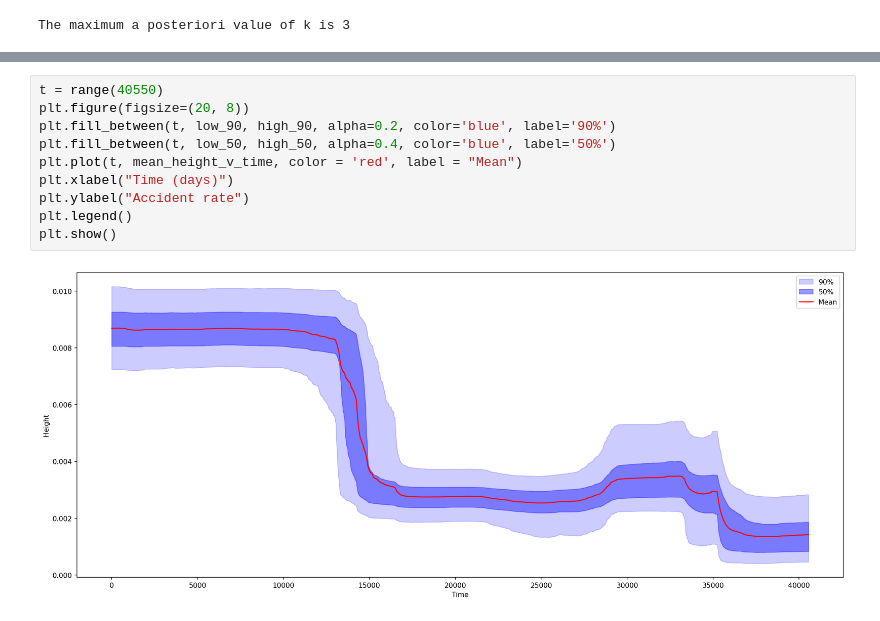
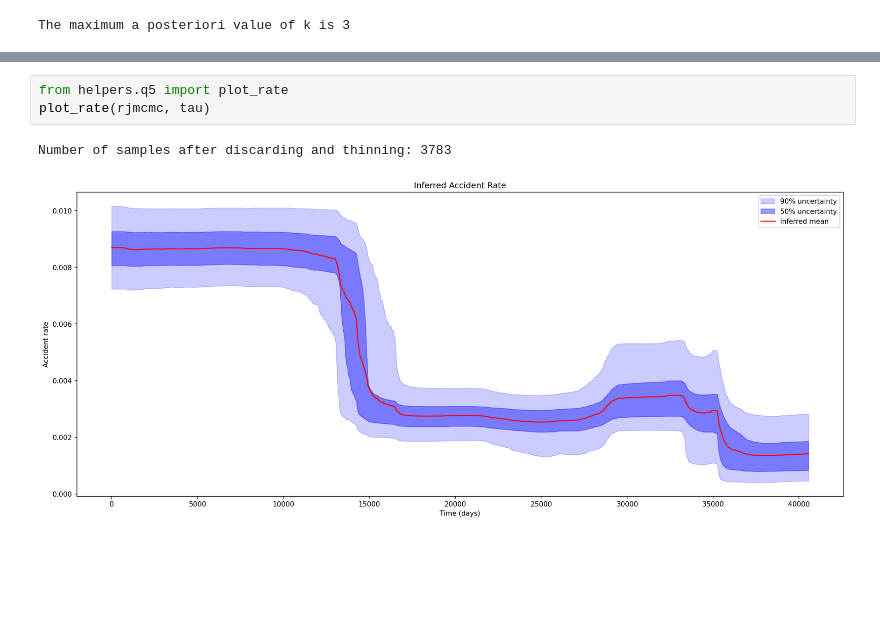
Before and after one commit to JoeyWee1/S2_Coal_Mining_Bayesian_Stats, a Jupyter notebook: S2CW.ipynb, the cells around one changed output, grey strips where cells are left out. Saved outputs shown, nothing was run; the diff lists cells and outputs as text; blank space fills up the shorter version.

```diff
--- a/S2CW.ipynb
+++ b/S2CW.ipynb
@@ -376,12 +339,6 @@ Number of samples after discarding and thinning: 3783
-# %%
-t = range(40550)
-plt.figure(figsize=(20, 8))
-plt.fill_between(t, low_90, high_90, alpha=0.2, color='blue', label='90%')
-plt.fill_between(t, low_50, high_50, alpha=0.4, color='blue', label='50%')
-plt.plot(t, mean_height_v_time, color = 'red', label = "Mean")
-plt.xlabel("Time (days)")
-plt.ylabel("Accident rate")
-plt.legend()
-plt.show()
-# %% [output]
-[figure, removed]
+# %%
+from helpers.q5 import plot_rate
+plot_rate(rjmcmc, tau)
+# %% [output]
+Number of samples after discarding and thinning: 3783
+[figure, added]
```
Also changed, not shown: parts of 2 cells of this notebook.
